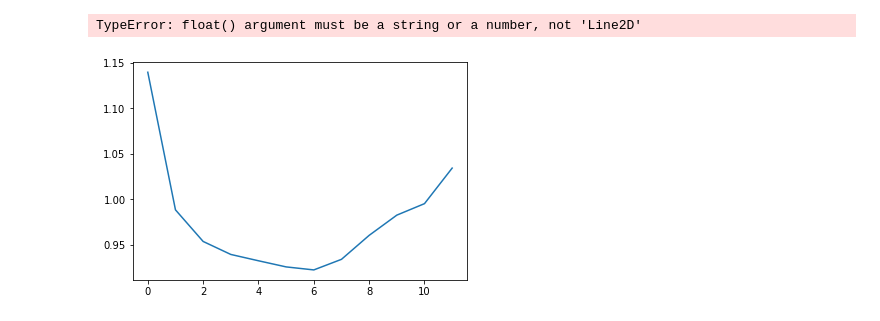
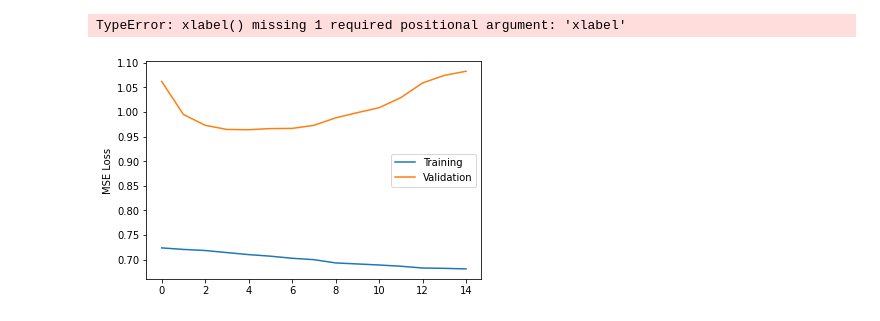
Before and after one commit to jansont/ECSE552_Project, a Jupyter notebook: vis.ipynb, the cells around one changed output. Drawn from its saved outputs; the diff is of its cells as text; code cells hidden in the pictures.

```diff
--- a/vis.ipynb
+++ b/vis.ipynb
@@ -14,5 +8,18 @@ plt.plot([i for i in range(len(training['Error']))], training['Error'])
-# %%
-plt.plot(plt.plot([i for i in range(len(validation['Loss']))], validation['Loss']))
-# %% [output]
-TypeError: float() argument must be a string or a number, not 'Line2D'
-[figure, removed]
+# %%
+def running_mean(x, N):
+    cumsum = np.cumsum(np.insert(x, 0, 0))
+    return (cumsum[N:] - cumsum[:-N]) / float(N)
+
+
+L = running_mean(np.array(training['Loss']), 100)
+L = L[:15]**0.5
+plt.plot([i for i in range(len(L))], L, label = 'Training')
+V = np.array(validation['Loss'].iloc[:15])**0.5
+
+plt.plot([i for i in range(len(V))], V, label = 'Validation')
+plt.legend()
+plt.ylabel('MSE Loss'), plt.xlabel()
+plt.xlabel('Epoch')
+# %% [output]
+TypeError: xlabel() missing 1 required positional argument: 'xlabel'
+[figure, added]
```
Also changed, not shown: parts of 3 cells of this notebook, 7 other files.
